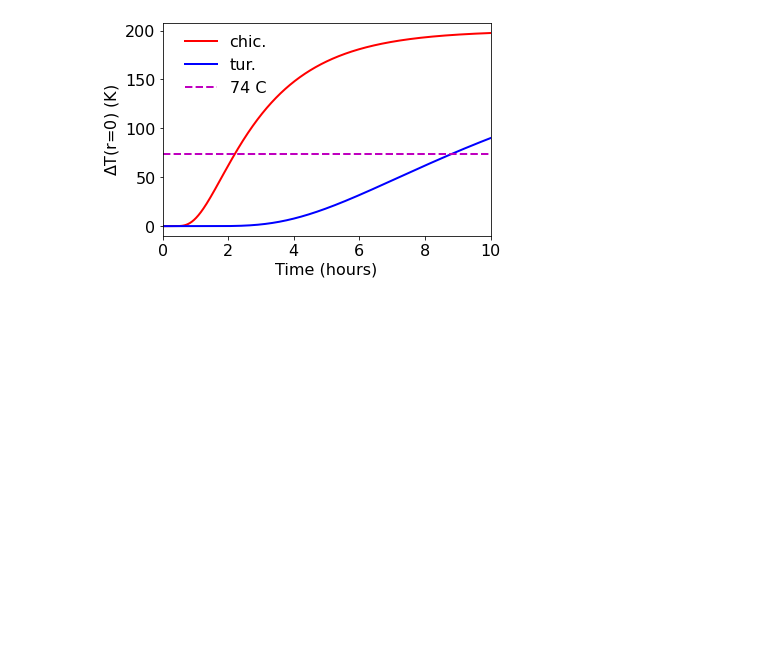
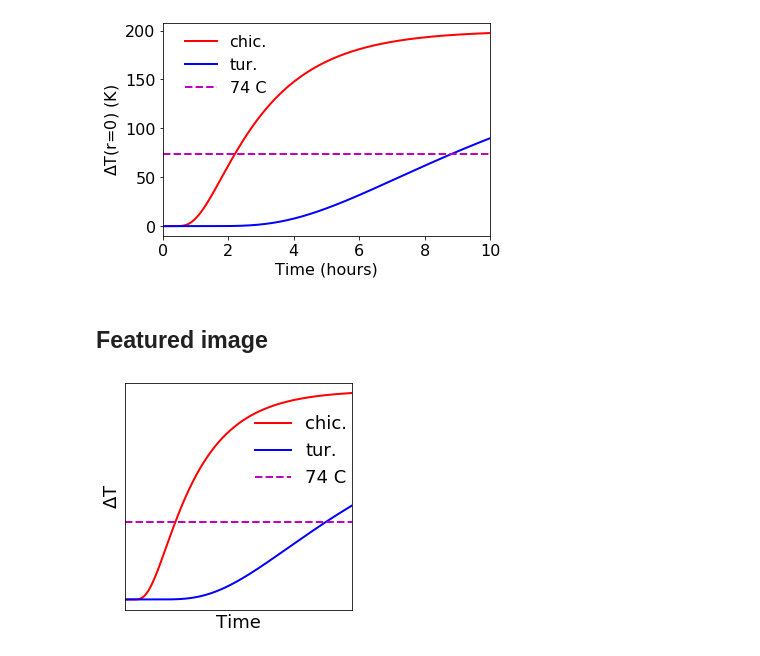
Before and after one commit to microncubed/turkey_chicken, a Jupyter notebook: turkey_chicken.ipynb, the cells around one changed output. Cells and saved outputs as stored; diff of their text form; code cells hidden in the pictures; blank space fills up the shorter version.

```diff
--- a/turkey_chicken.ipynb
+++ b/turkey_chicken.ipynb
@@ -6,7 +6,7 @@
 import matplotlib.pyplot as plt
 %matplotlib inline
 import numpy as np
-plt.rcParams['font.size']=16
+plt.rcParams['font.size']=18
 from turkey_chicken import build_matrix, forward_euler
 # %% [markdown]
 ## Set the parameters
@@ -121,3 +121,28 @@ fig.tight_layout()
 fig.savefig('turkey_chicken.png',dpi=300)
 # %% [output]
 [figure]
+# %% [markdown]
+## Featured image
+# %%
+t_vals = [i*dt for i in range(params['n_t'])]
+fig,ax=plt.subplots(1,1,figsize=[4,4])
+
+chicken = []
+turkey = []
+for j in range(params['n_t']):
+    chicken.append(T_lists[0][j][0])
+    turkey.append(T_lists[1][j][0])
+ax.plot(np.array(t_vals)/3600, chicken,linewidth=2,color='r',label = 'chic.')
+ax.plot(np.array(t_vals)/3600, turkey,linewidth=2,color='b',label = 'tur.')
+ax.plot([0,10],[74,74],'--',linewidth=2,color='m',label = '74 C')
+ax.set_xlim([0,10])
+ax.set_xticks([])
+ax.set_yticks([])
+ax.set_ylabel('$\Delta$T')
+ax.set_xlabel('Time')
+fig.legend(frameon=False,loc=[0.57,0.55])
+fig.tight_layout()
+
+fig.savefig('turkey_chicken_feat.png',dpi=150)
+# %% [output]
+[figure, added]
```
Also changed, not shown: 4 other files.
